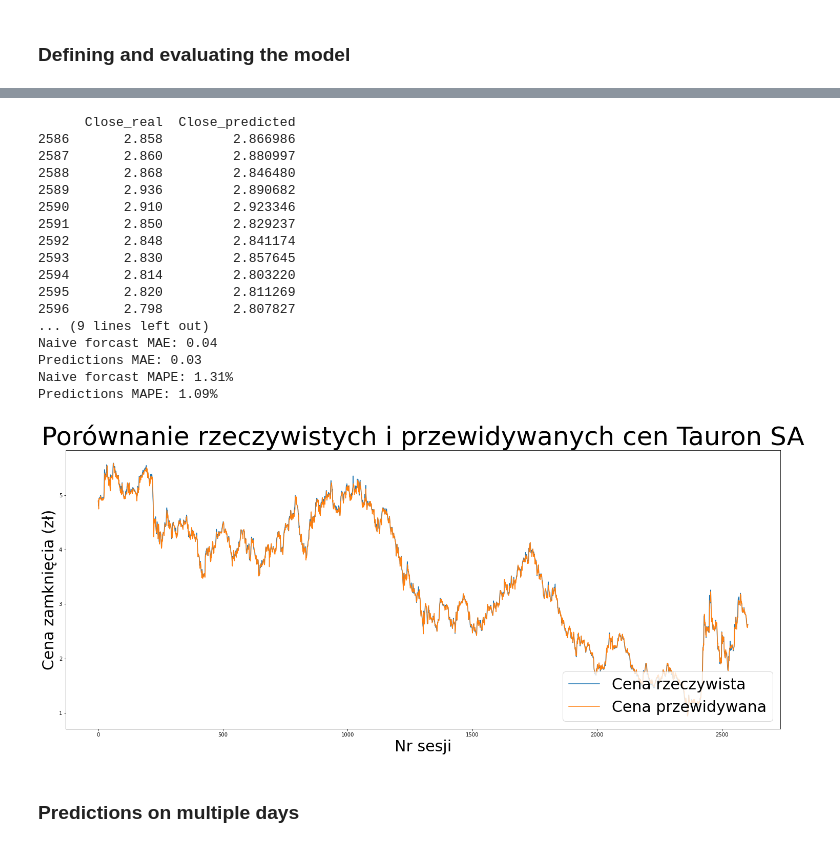
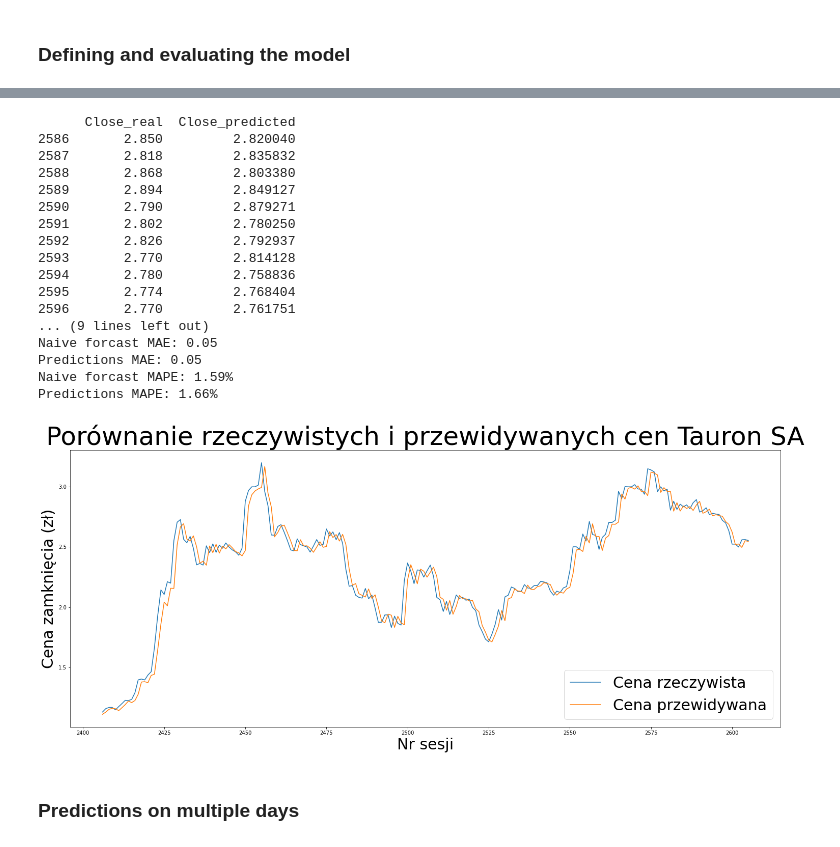
Before and after one commit to WaznyKamo/Deep-Learning-Stock-Price-Prediction, a Jupyter notebook: Stock-prediction-multiple-days.ipynb, the cells around one changed output, grey strips where cells are left out. Drawn from its saved outputs; the diff is of its cells as text; code cells hidden in the pictures.

```diff
--- a/Stock-prediction-multiple-days.ipynb
+++ b/Stock-prediction-multiple-days.ipynb
@@ -121,8 +121,8 @@ def evaluate_results(X_valid, Y_valid, Y_scalers, predictions):
     predictions = Y_scalers[-1].inverse_transform(predictions)
     real_output = Y_scalers[-1].inverse_transform(Y_valid)
 
-    predicted_data = pd.DataFrame(predictions, columns=['Open_predicted', 'Close_predicted', 'Highest_predicted', 'Lowest_predicted', 'Volume_predicted'])
-    real_data = pd.DataFrame(real_output, columns=['Open_real', 'Close_real', 'Highest_real', 'Lowest_real', 'Volume_real'])
+    predicted_data = pd.DataFrame(predictions, columns=['Open_predicted', 'Highest_predicted', 'Lowest_predicted', 'Close_predicted', 'Volume_predicted'])
+    real_data = pd.DataFrame(real_output, columns=['Open_real', 'Highest_real', 'Lowest_real', 'Close_real', 'Volume_real'])
     predictions = pd.concat([real_data, predicted_data], axis=1)
     print(predictions[['Close_real', 'Close_predicted']].tail(20))
 
@@ -176,16 +176,16 @@ X_train, X_valid, Y_train, Y_valid = train_test_split(X_all, Y_all, test_size=26
 ### Defining and evaluating the model
 # %%
 model = Sequential()
-model.add(LSTM(64, input_shape=[X_train.shape[1], X_train.shape[2]]))#, return_sequences=True))
-#model.add(LSTM(64))
-model.add(Dense(100, activation='relu'))
+model.add(LSTM(128, input_shape=[X_train.shape[1], X_train.shape[2]]))#, return_sequences=True))
+# model.add(LSTM(32))
+model.add(Dense(300, activation='relu'))
 model.add(Dense(Y_train.shape[1]))
 
 model.summary()
 
 model.compile(loss='mse', optimizer='adam')
 
-history = model.fit(X_train, Y_train, epochs=10, validation_data=(X_valid, Y_valid))
+history = model.fit(X_train, Y_train, epochs=15, validation_data=(X_valid, Y_valid))
 
 plt.plot(history.history['loss'], label='train')
 plt.plot(history.history['val_loss'], label='test')
@@ -213,36 +213,36 @@ Epoch 10/10
 # %%
-predictions = model.predict(X_valid)
+predictions_basic = model.predict(X_valid)
 
-predictions = evaluate_results(X_valid, Y_valid, Y_scalers, predictions) # returns dataset
+predictions = evaluate_results(X_valid, Y_valid, Y_scalers, predictions_basic) # returns dataset
 # %% [output]
       Close_real  Close_predicted
-2586       2.858         2.866986
-2587       2.860         2.880997
-2588       2.868         2.846480
-2589       2.936         2.890682
-2590       2.910         2.923346
-2591       2.850         2.829237
-2592       2.848         2.841174
-2593       2.830         2.857645
-2594       2.814         2.803220
-2595       2.820         2.811269
-2596       2.798         2.807827
+2586       2.850         2.820040
+2587       2.818         2.835832
+2588       2.868         2.803380
+2589       2.894         2.849127
+2590       2.790         2.879271
+2591       2.802         2.780250
+2592       2.826         2.792937
+2593       2.770         2.814128
+2594       2.780         2.758836
+2595       2.774         2.768404
+2596       2.770         2.761751
 ... (9 lines left out)
-Naive forcast MAE: 0.04
-Predictions MAE: 0.03
-Naive forcast MAPE: 1.31%
-Predictions MAPE: 1.09%
+Naive forcast MAE: 0.05
+Predictions MAE: 0.05
+Naive forcast MAPE: 1.59%
+Predictions MAPE: 1.66%
 # %%
 plt.figure(figsize=(25,10))
 plt.title('Porównanie rzeczywistych i przewidywanych cen Tauron SA', fontsize=50)
 plt.xlabel('Nr sesji', fontsize=30)
 plt.ylabel('Cena zamknięcia (zł)', fontsize=30)
-plt.plot(predictions['Close_real'])
-plt.plot(predictions['Close_predicted'])
+plt.plot(predictions['Close_real'].iloc[-200:])
+plt.plot(predictions['Close_predicted'].iloc[-200:])
 plt.legend(['Cena rzeczywista',  'Cena przewidywana'], loc='lower right', fontsize=30)
 plt.show()
 # %% [output]
-[figure, old version]
+[figure, new version]
 # %% [markdown]
 ### Predictions on multiple days
 # %%
```
Also changed, not shown: parts of 11 cells of this notebook, 1 other file.
